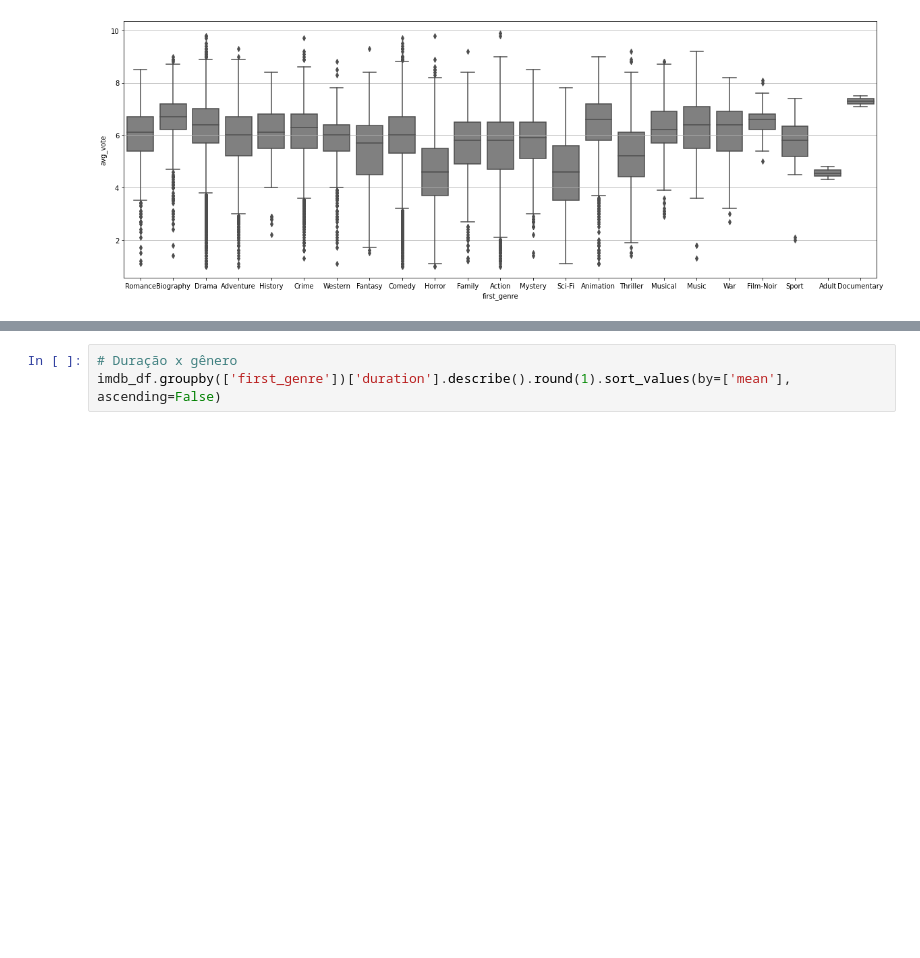
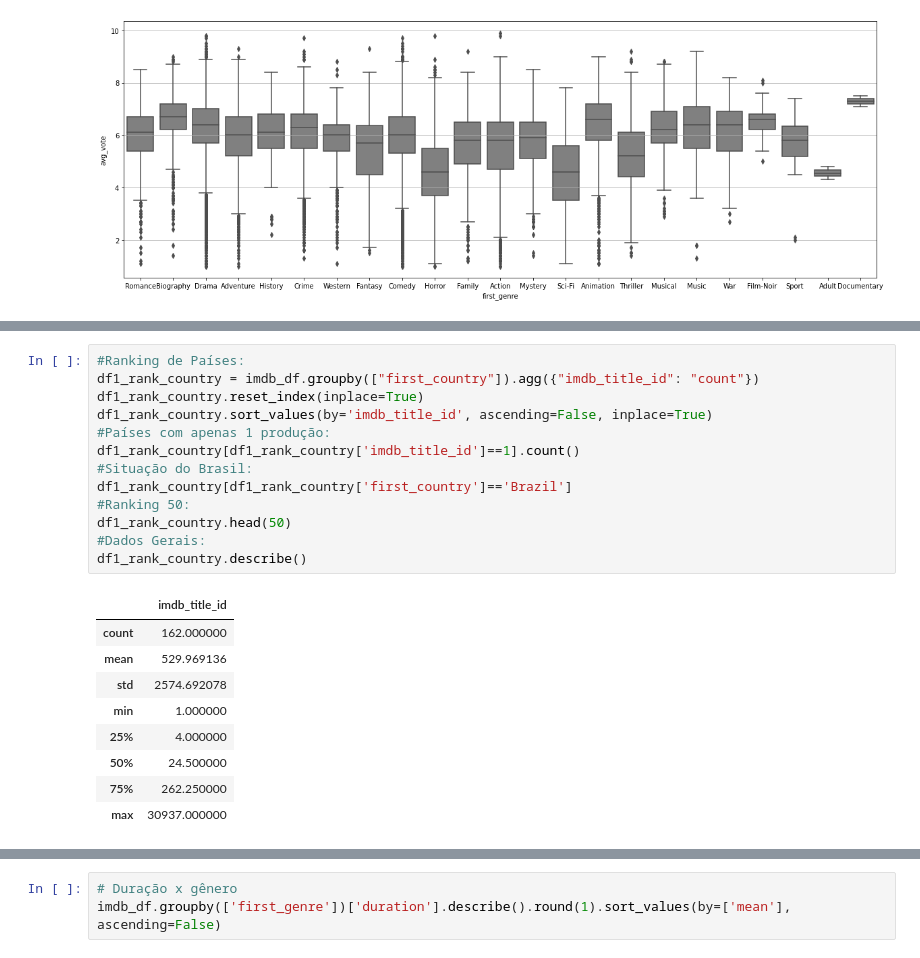
Before and after one commit to taianf/ECD-MATF37-Trabalho, a Jupyter notebook: main.ipynb, the cells around one changed output, grey strips where cells are left out. Drawn from its saved outputs; the diff is of its cells as text; blank space fills up the shorter version.

```diff
--- a/main.ipynb
+++ b/main.ipynb
@@ -258,4 +282,27 @@ plt.savefig(os.path.join(IMAGES_PATH, 'filmes_pais.png'))
 [figure]
+# %%
+#Ranking de Países:
+df1_rank_country = imdb_df.groupby(["first_country"]).agg({"imdb_title_id": "count"})
+df1_rank_country.reset_index(inplace=True)
+df1_rank_country.sort_values(by='imdb_title_id', ascending=False, inplace=True)
+#Países com apenas 1 produção:
+df1_rank_country[df1_rank_country['imdb_title_id']==1].count()
+#Situação do Brasil:
+df1_rank_country[df1_rank_country['first_country']=='Brazil']
+#Ranking 50:
+df1_rank_country.head(50)
+#Dados Gerais:
+df1_rank_country.describe()
+# %% [output]
+|  | imdb_title_id |
+| count | 162.000000 |
+| mean | 529.969136 |
+| std | 2574.692078 |
+| min | 1.000000 |
+| 25% | 4.000000 |
+| 50% | 24.500000 |
+| 75% | 262.250000 |
+| max | 30937.000000 |
 # %%
 # Duração dos filmes
 plt.subplots(figsize=(15, 7))
```
Also changed, not shown: parts of 7 cells of this notebook.
